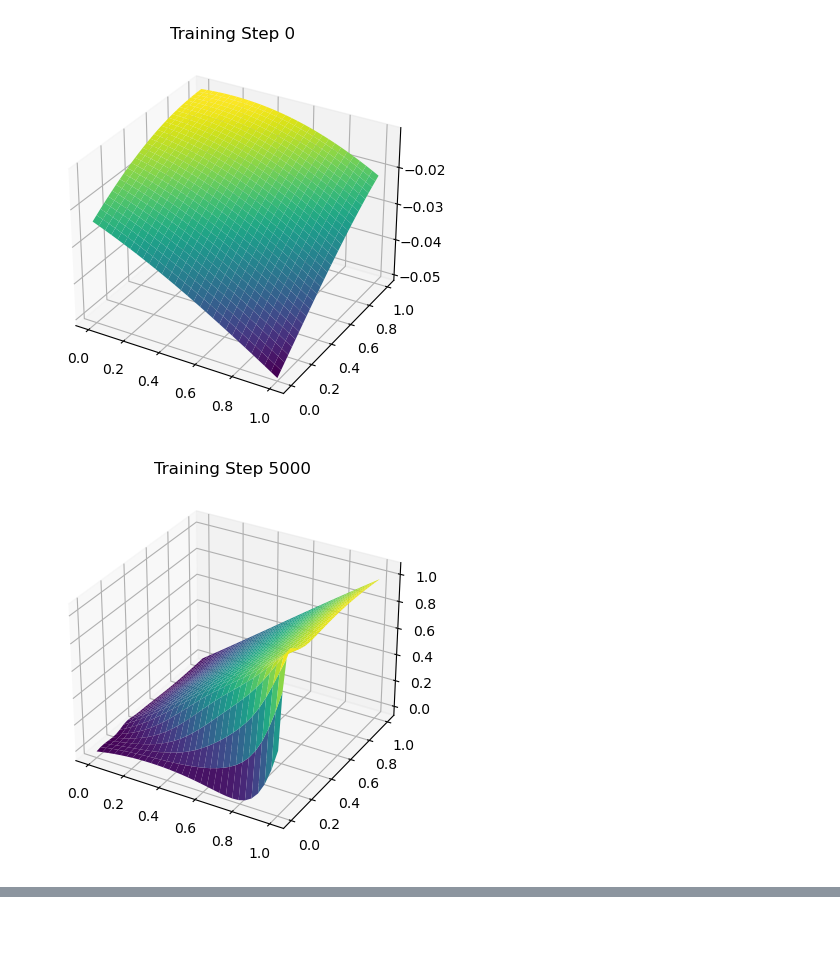
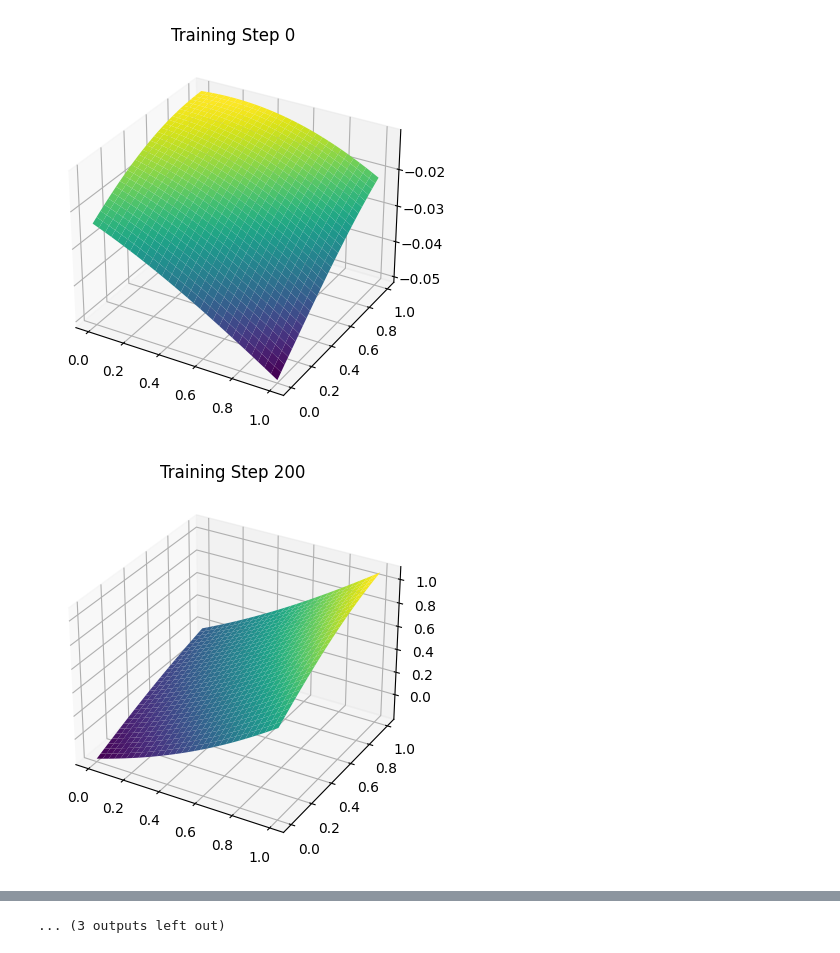
Before and after one commit to merdern/FYP, a Jupyter notebook: ConcPINN.ipynb, the cells around one changed output, grey strips where cells are left out. Drawn from its saved outputs; the diff is of its cells as text; code cells hidden in the pictures; blank space fills up the shorter version.

```diff
--- a/ConcPINN.ipynb
+++ b/ConcPINN.ipynb
@@ -7,7 +7,7 @@ from mpl_toolkits.mplot3d import Axes3D
 import pandas as pd
 
 device = torch.device("cuda" if torch.cuda.is_available() else "cpu")
-device = "cuda"
+device = "cpu"
 # %%
 class Network(nn.Module):
 
@@ -58,16 +58,14 @@ t_boundaries = torch.linspace(0, 1, 30).view(-1, 1).requires_grad_(True).to(devi
 t0_boundary = torch.tensor(0.).view(-1, 1).requires_grad_(True).to(device)
 x_boundary = torch.linspace(0, 1, 30).view(-1, 1).requires_grad_(True).to(device)
 
-# x, t for phsyics loss
-x_physics = torch.rand(30).requires_grad_(True).to(device)
-t_physics = torch.rand(30).requires_grad_(True).to(device)
+
 
 
 # equation parameters
 D = 1
 
 # training things
-epochs = 15000
+epochs = 3000
 lr = 1e-3
 lambda1 = 1e-2
 lambda2 = 1e-2
@@ -79,6 +77,10 @@ optimiser = torch.optim.Adam(pinn.parameters(), lr = lr)
 for e in range(epochs):
 
   optimiser.zero_grad()
+
+  # x, t for phsyics loss
+  x_physics = torch.rand(30).requires_grad_(True).to(device)
+  t_physics = torch.rand(30).requires_grad_(True).to(device)
 
   # x0 boundary loss
   outputs = []
@@ -111,7 +113,7 @@ for e in range(epochs):
   t_loss = torch.mean(outputs_tensor**2)
 
 
-  # phsyics loss function
+  # physics loss function
 
   dcdxs = []
   d2cdx2s = []
@@ -141,36 +143,36 @@ for e in range(epochs):
 
   loss = lambda1 * (x0_loss + x1_loss + t_loss) + lambda2 * loss_phys
 
   loss.backward()
   optimiser.step()
 
-  if e % 5000 == 0:
+  if e % 200 == 0:
 
-    X = torch.linspace(0, 1, 30).to(device)
-    T = torch.linspace(0, 1, 30).to(device)
+    X = torch.linspace(0, 1, 30)
+    T = torch.linspace(0, 1, 30)
     cs = np.zeros((30, 30))
 
     for i, x in enumerate(X):
         x = x.unsqueeze(0)
         x = x.unsqueeze(1)
         for j, t in enumerate(T):
             t = t.unsqueeze(0)
             t = t.unsqueeze(1)
 
             c = pinn(x, t)
             cs[i, j] = c
 
 
-    X, T = np.meshgrid(X.cpu().numpy(), T.cpu().numpy())
+    X, T = np.meshgrid(X.numpy(), T.numpy())
 
     fig = plt.figure()
     ax = fig.add_subplot(111, projection='3d')
 
     # Plot the surface
     ax.plot_surface(T, X, cs, cmap='viridis')
 
     plt.title(f"Training Step {e}")
     plt.show()
 # %% [output]
-[figure, old version]
+[figure, new version]
-[figure, old version]
+[figure, new version]
@@ -177,0 +189 @@ for e in range(epochs):
+... (3 outputs left out)
```
Also changed, not shown: parts of 4 cells of this notebook.
